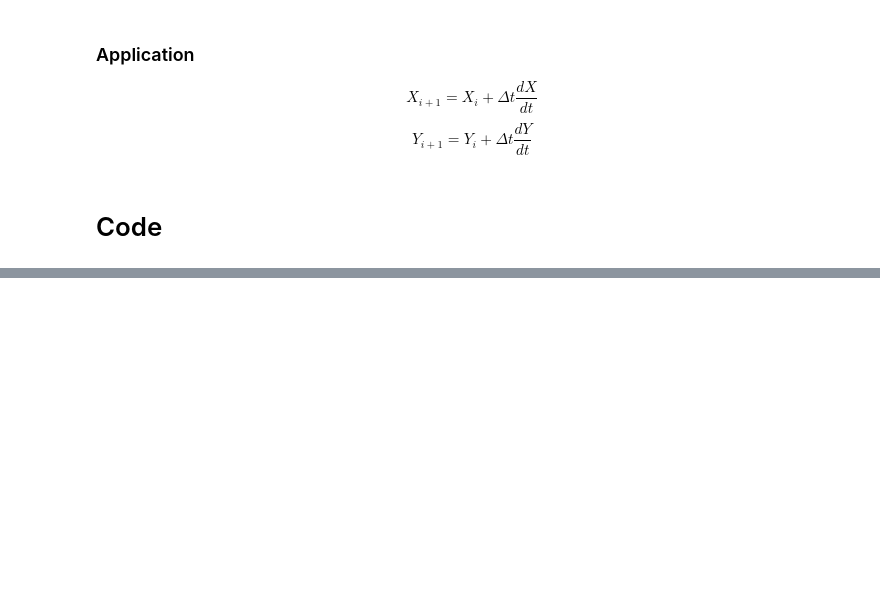
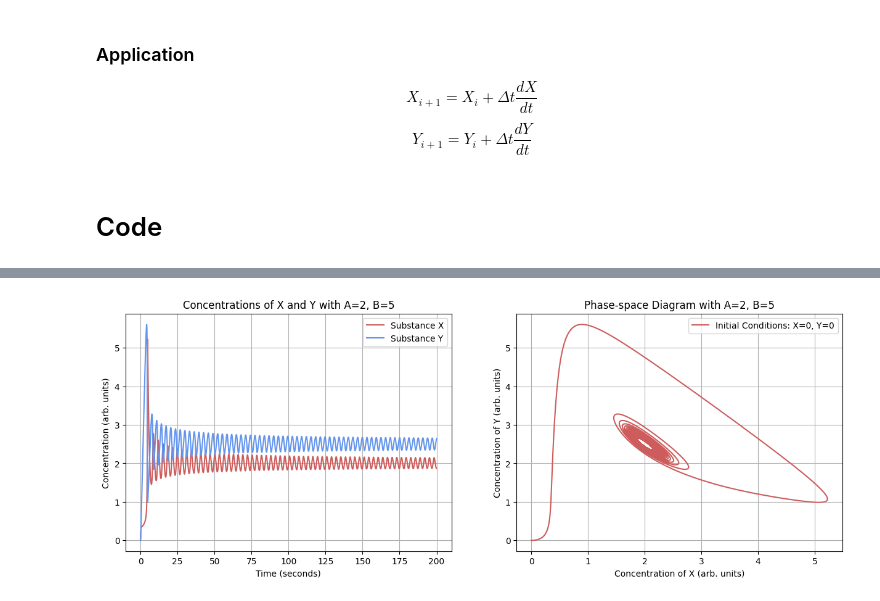
Before and after one commit to daraghhollman/UCD_PASS_Labs, a Jupyter notebook: ChemicalOscillations/chemicalOscillations.ipynb, the cells around one changed output, grey strips where cells are left out. Saved outputs shown, nothing was run; the diff lists cells and outputs as text; code cells hidden in the pictures; blank space fills up the shorter version.

```diff
--- a/ChemicalOscillations/chemicalOscillations.ipynb
+++ b/ChemicalOscillations/chemicalOscillations.ipynb
@@ -157,0 +163,4 @@ MakePlots(initialX=0, initialY=0, A=1, B=2, stepSize=1e-3, numberOfSteps=200000,
+# %%
+MakePlots(initialX=0, initialY=0, A=2, B=5, stepSize=1e-3, numberOfSteps=200000, initialConditionsLabel="X=0, Y=0")
+# %% [output]
+[figure, added]
```
Also changed, not shown: parts of 13 cells of this notebook, 24 other files.
